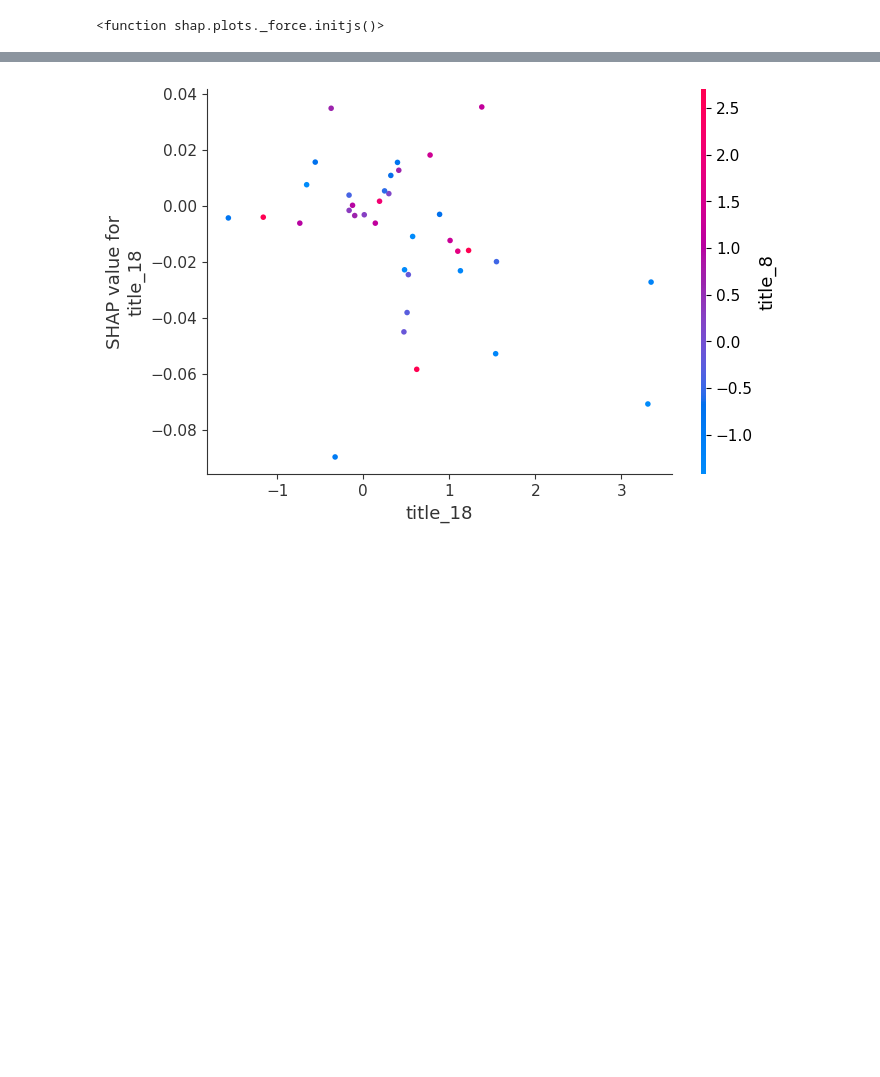
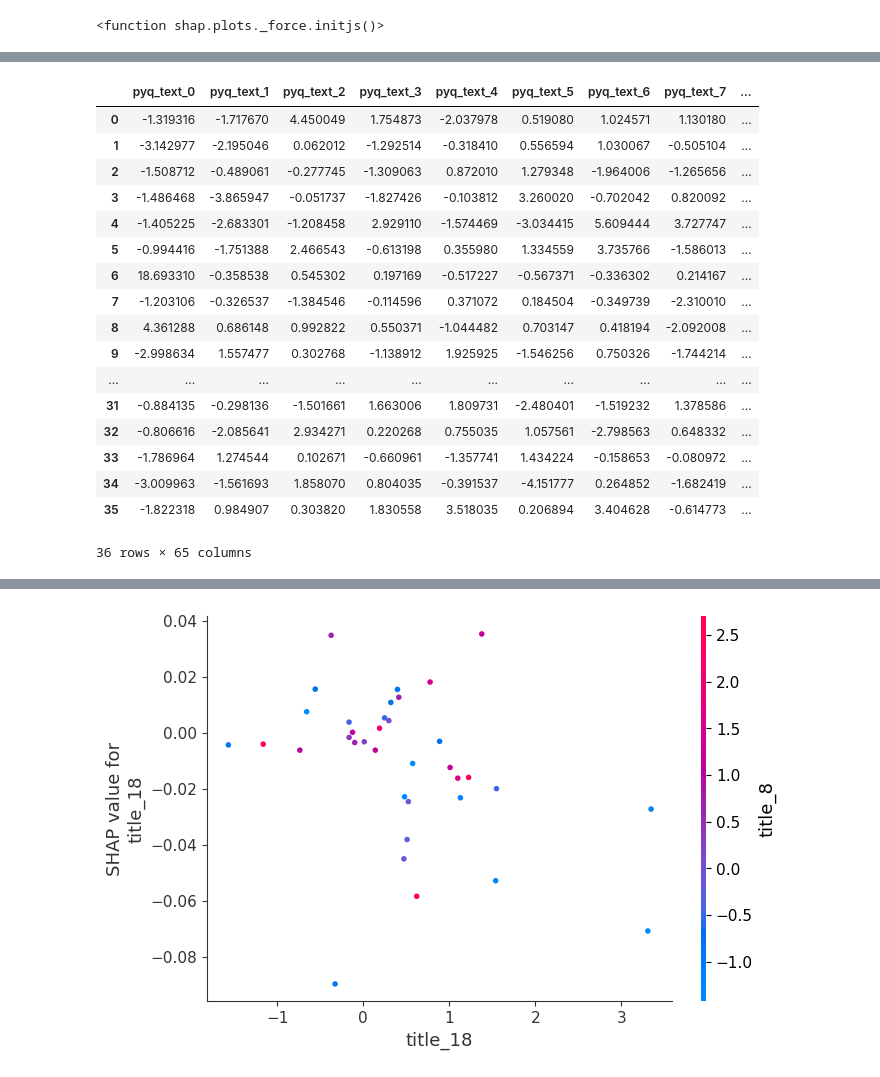
Before and after one commit to TGChenZP/CSSA-ArticleTitleScoring__Groupwork__Py, a Jupyter notebook: notebooks/feature_importance/CB_feature_importance.ipynb, the cells around one changed output, grey strips where cells are left out. Saved outputs shown, nothing was run; the diff lists cells and outputs as text; code cells hidden in the pictures; blank space fills up the shorter version.

```diff
--- a/notebooks/feature_importance/CB_feature_importance.ipynb
+++ b/notebooks/feature_importance/CB_feature_importance.ipynb
@@ -91,0 +92,21 @@ shap.summary_plot(shap_value, test_X)
+# %%
+test_X
+# %% [output]
+|  | pyq_text_0 | pyq_text_1 | pyq_text_2 | pyq_text_3 | pyq_text_4 | pyq_text_5 | pyq_text_6 | pyq_text_7 | ... |
+| 0 | -1.319316 | -1.717670 | 4.450049 | 1.754873 | -2.037978 | 0.519080 | 1.024571 | 1.130180 | ... |
+| 1 | -3.142977 | -2.195046 | 0.062012 | -1.292514 | -0.318410 | 0.556594 | 1.030067 | -0.505104 | ... |
+| 2 | -1.508712 | -0.489061 | -0.277745 | -1.309063 | 0.872010 | 1.279348 | -1.964006 | -1.265656 | ... |
+| 3 | -1.486468 | -3.865947 | -0.051737 | -1.827426 | -0.103812 | 3.260020 | -0.702042 | 0.820092 | ... |
+| 4 | -1.405225 | -2.683301 | -1.208458 | 2.929110 | -1.574469 | -3.034415 | 5.609444 | 3.727747 | ... |
+| 5 | -0.994416 | -1.751388 | 2.466543 | -0.613198 | 0.355980 | 1.334559 | 3.735766 | -1.586013 | ... |
+| 6 | 18.693310 | -0.358538 | 0.545302 | 0.197169 | -0.517227 | -0.567371 | -0.336302 | 0.214167 | ... |
+| 7 | -1.203106 | -0.326537 | -1.384546 | -0.114596 | 0.371072 | 0.184504 | -0.349739 | -2.310010 | ... |
+| 8 | 4.361288 | 0.686148 | 0.992822 | 0.550371 | -1.044482 | 0.703147 | 0.418194 | -2.092008 | ... |
+| 9 | -2.998634 | 1.557477 | 0.302768 | -1.138912 | 1.925925 | -1.546256 | 0.750326 | -1.744214 | ... |
+| ... | ... | ... | ... | ... | ... | ... | ... | ... | ... |
+| 31 | -0.884135 | -0.298136 | -1.501661 | 1.663006 | 1.809731 | -2.480401 | -1.519232 | 1.378586 | ... |
+| 32 | -0.806616 | -2.085641 | 2.934271 | 0.220268 | 0.755035 | 1.057561 | -2.798563 | 0.648332 | ... |
+| 33 | -1.786964 | 1.274544 | 0.102671 | -0.660961 | -1.357741 | 1.434224 | -0.158653 | -0.080972 | ... |
+| 34 | -3.009963 | -1.561693 | 1.858070 | 0.804035 | -0.391537 | -4.151777 | 0.264852 | -1.682419 | ... |
+| 35 | -1.822318 | 0.984907 | 0.303820 | 1.830558 | 3.518035 | 0.206894 | 3.404628 | -0.614773 | ... |
+36 rows × 65 columns
```
Also changed, not shown: parts of 2 cells of this notebook, 3 other files.
